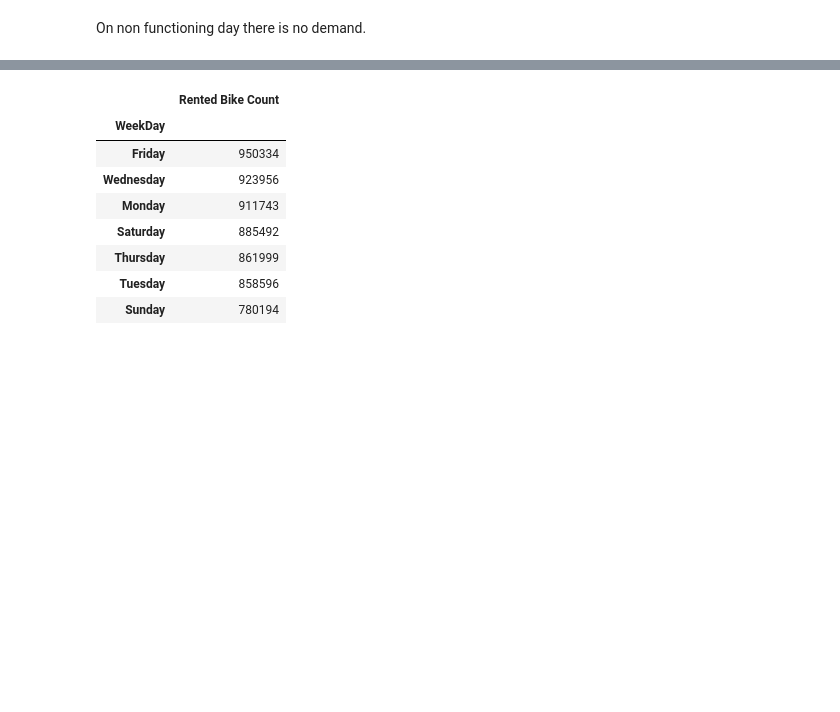
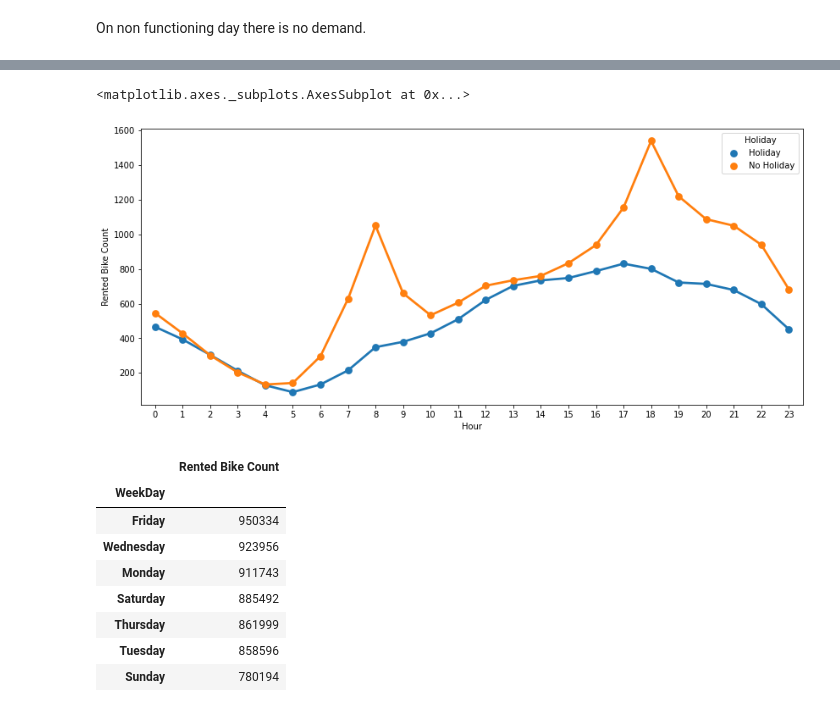
Before and after one commit to AjaharDaroga/Bike_Shearing_Demand_Prediction, a Jupyter notebook: Bike_Sharing_Demand_Prediction.ipynb, the cells around one changed output, grey strips where cells are left out. Cells and saved outputs as stored; diff of their text form; code cells hidden in the pictures; blank space fills up the shorter version.

```diff
--- a/Bike_Sharing_Demand_Prediction.ipynb
+++ b/Bike_Sharing_Demand_Prediction.ipynb
@@ -258,3 +258,11 @@ df.groupby('Hour').sum()['Rented Bike Count'].plot()
+# %%
+# average count across hour in a day
+plt.figure(figsize=(14,6))
+holiday_hour = pd.DataFrame(df.groupby(['Holiday', 'Hour'])['Rented Bike Count'].mean()).reset_index()
+sns.pointplot(data=holiday_hour, x='Hour', y='Rented Bike Count', hue='Holiday',legend=True)
+# %% [output]
+<matplotlib.axes._subplots.AxesSubplot at 0x...>
+[figure, added]
 # %%
 #We convert as datetime the series 'Date'
 df['Date']=pd.to_datetime(df['Date'],format="%d/%m/%Y")
```
Also changed, not shown: parts of 18 cells of this notebook.
